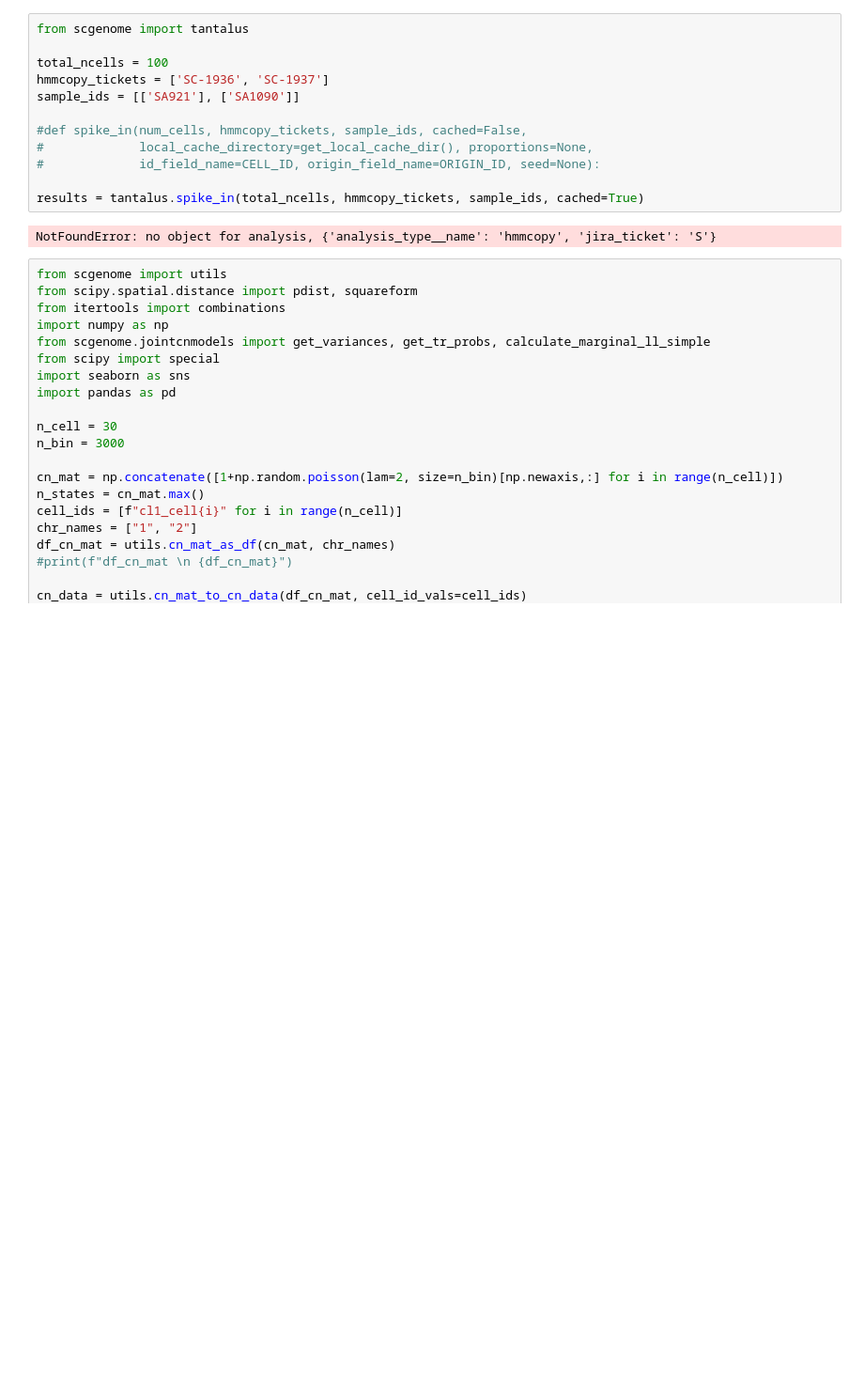
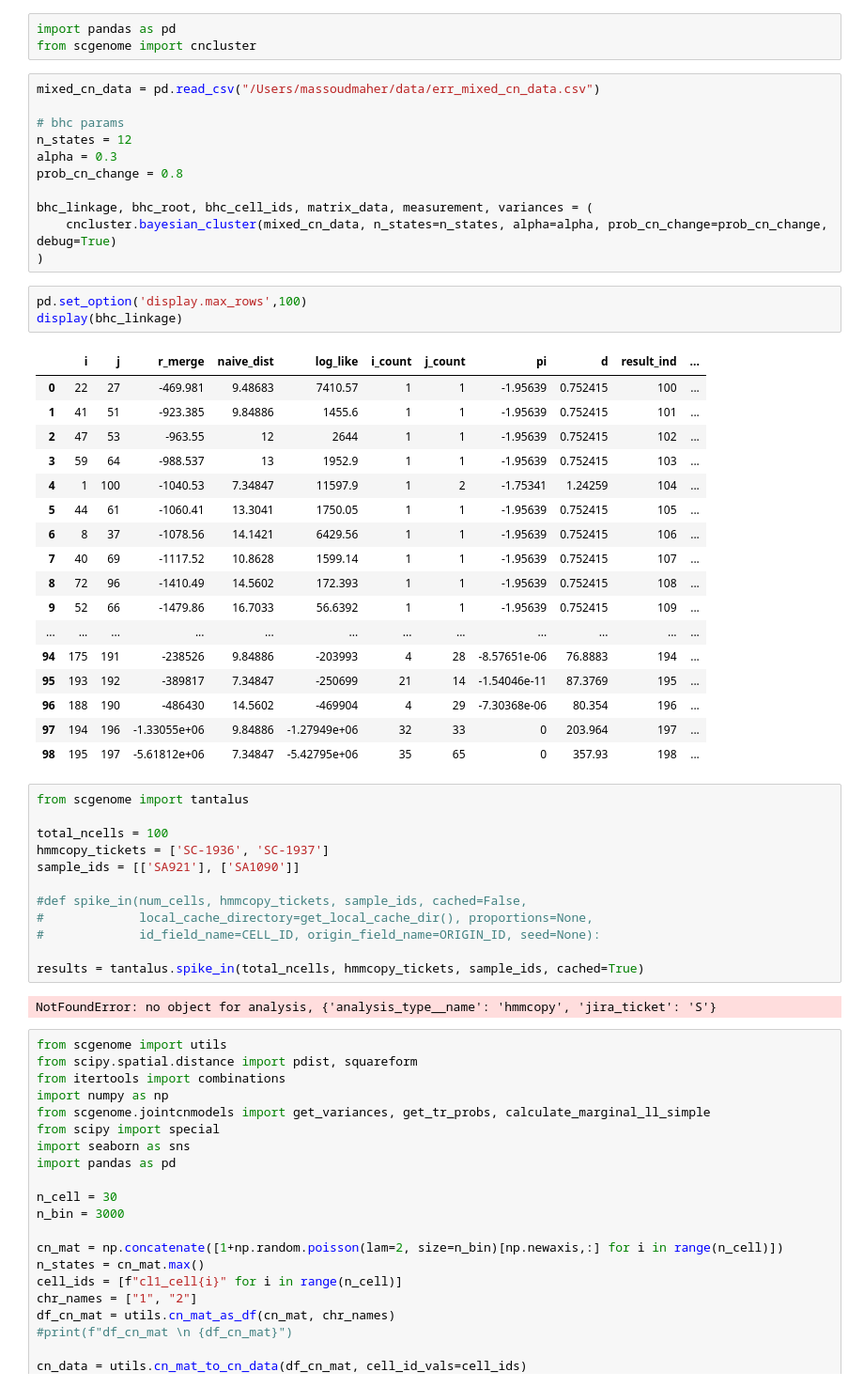
Before and after one commit to shahcompbio/scgenome-deprecated, a Jupyter notebook: notebooks/scratch.ipynb, the cells around one changed output. Shown at 94% size. Drawn from its saved outputs; the diff is of its cells as text; blank space fills up the shorter version.

```diff
--- a/notebooks/scratch.ipynb
+++ b/notebooks/scratch.ipynb
@@ -1,3 +1,38 @@
+# %%
+import pandas as pd
+from scgenome import cncluster
+# %%
+mixed_cn_data = pd.read_csv("/Users/massoudmaher/data/err_mixed_cn_data.csv")
+
+# bhc params
+n_states = 12
+alpha = 0.3
+prob_cn_change = 0.8
+
+bhc_linkage, bhc_root, bhc_cell_ids, matrix_data, measurement, variances = (
+    cncluster.bayesian_cluster(mixed_cn_data, n_states=n_states, alpha=alpha, prob_cn_change=prob_cn_change, debug=True)
+)
+# %%
+pd.set_option('display.max_rows',100)
+display(bhc_linkage)
+# %% [output]
+|  | i | j | r_merge | naive_dist | log_like | i_count | j_count | pi | d | result_ind | ... |
+| 0 | 22 | 27 | -469.981 | 9.48683 | 7410.57 | 1 | 1 | -1.95639 | 0.752415 | 100 | ... |
+| 1 | 41 | 51 | -923.385 | 9.84886 | 1455.6 | 1 | 1 | -1.95639 | 0.752415 | 101 | ... |
+| 2 | 47 | 53 | -963.55 | 12 | 2644 | 1 | 1 | -1.95639 | 0.752415 | 102 | ... |
+| 3 | 59 | 64 | -988.537 | 13 | 1952.9 | 1 | 1 | -1.95639 | 0.752415 | 103 | ... |
+| 4 | 1 | 100 | -1040.53 | 7.34847 | 11597.9 | 1 | 2 | -1.75341 | 1.24259 | 104 | ... |
+| 5 | 44 | 61 | -1060.41 | 13.3041 | 1750.05 | 1 | 1 | -1.95639 | 0.752415 | 105 | ... |
+| 6 | 8 | 37 | -1078.56 | 14.1421 | 6429.56 | 1 | 1 | -1.95639 | 0.752415 | 106 | ... |
+| 7 | 40 | 69 | -1117.52 | 10.8628 | 1599.14 | 1 | 1 | -1.95639 | 0.752415 | 107 | ... |
+| 8 | 72 | 96 | -1410.49 | 14.5602 | 172.393 | 1 | 1 | -1.95639 | 0.752415 | 108 | ... |
+| 9 | 52 | 66 | -1479.86 | 16.7033 | 56.6392 | 1 | 1 | -1.95639 | 0.752415 | 109 | ... |
+| ... | ... | ... | ... | ... | ... | ... | ... | ... | ... | ... | ... |
+| 94 | 175 | 191 | -238526 | 9.84886 | -203993 | 4 | 28 | -8.57651e-06 | 76.8883 | 194 | ... |
+| 95 | 193 | 192 | -389817 | 7.34847 | -250699 | 21 | 14 | -1.54046e-11 | 87.3769 | 195 | ... |
+| 96 | 188 | 190 | -486430 | 14.5602 | -469904 | 4 | 29 | -7.30368e-06 | 80.354 | 196 | ... |
+| 97 | 194 | 196 | -1.33055e+06 | 9.84886 | -1.27949e+06 | 32 | 33 | 0 | 203.964 | 197 | ... |
+| 98 | 195 | 197 | -5.61812e+06 | 7.34847 | -5.42795e+06 | 35 | 65 | 0 | 357.93 | 198 | ... |
 # %%
 from scgenome import tantalus
 
```
Also changed, not shown: parts of 1 cell of this notebook, 12 other files.
